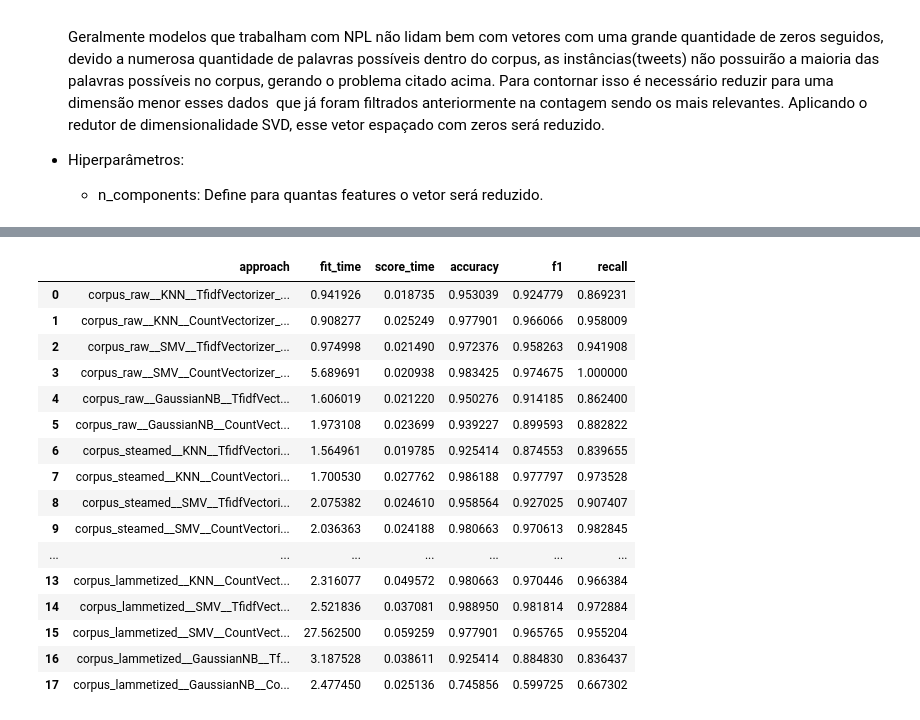
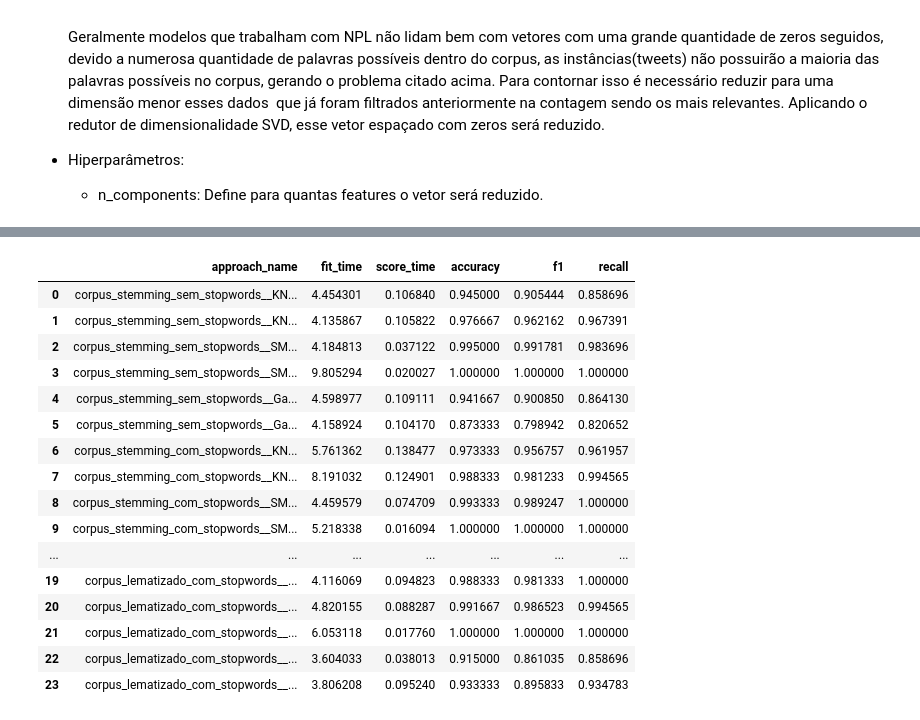
Before and after one commit to atlantico-academy/checape, a Jupyter notebook: notebooks/02 - Comparative Analysis.ipynb, the cells around one changed output, grey strips where cells are left out. Drawn from its saved outputs; the diff is of its cells as text; code cells hidden in the pictures.

Commit message:
Definição de melhor modelo

```diff
--- a/notebooks/02 - Comparative Analysis.ipynb
+++ b/notebooks/02 - Comparative Analysis.ipynb
@@ -208,18 +347,19 @@ normalizers = {
   - n_components: Define para quantas features o vetor será reduzido.
 # %%
 n_splits_cv = 1
-n_splits_gs = 5
+n_splits_gs = 2
 
 all_scores = {}
 
-split_cv = ShuffleSplit(n_splits= n_splits_cv, test_size=0.2, random_state = 42)
+split_cv = ShuffleSplit(n_splits=n_splits_cv, test_size=0.2, random_state=42)
 
 for corpus_name, corpus_data in corpus.items():
 
     for model_name, model_data in models.items():
 
         model_params = {
-            f"model__{key}": value for key, value in model_data["hyperparameters"].items()
+            f"model__{key}": value
+            for key, value in model_data["hyperparameters"].items()
         }
 
         for vectorizer_name, vectorizer_data in vectorizers.items():
@@ -259,7 +399,9 @@ for corpus_name, corpus_data in corpus.items():
                     ]
                 )
 
-                approach_name = f"{corpus_name}__{model_name}__{vectorizer_name}__{normalizer_name}"
+                approach_name = (
+                    f"{corpus_name}__{model_name}__{vectorizer_name}__{normalizer_name}"
+                )
 
                 print(f"Fiting best model to \n{approach_name}", end="\n\n")
 
@@ -274,17 +416,15 @@ for corpus_name, corpus_data in corpus.items():
                 scores = cross_validate(
                     tuned_pipeline,
                     corpus_data["corpus_data"],
-                    labels,
-                    cv= split_cv,
+                    corpus_data["corpus_labels"],
+                    cv=split_cv,
                     scoring=["accuracy", "f1", "recall"],
-                    ramdom_state=42,
                 )
 
                 all_scores.update(
                     {
                         approach_name: {
                             "scores": scores,
-                            "tuned_pipeline": tuned_pipeline,
                         }
                     }
                 )
@@ -329,56 +469,55 @@ all_scores
 # %%
 all_scores
 
-corpus_name = "NoThemeTweets"
-approach_names = []
-fit_times = []
-scores_times = []
-accuracy_means = []
-f1_scores_mean = []
-recall_scores_mean = []
+
+(
+    approach_names,
+    fit_times,
+    scores_times,
+    accuracy_means,
+    f1_scores_mean,
+    recall_scores_mean,
+) = ([], [], [], [], [], [])
 
 
 for approach_name, score in all_scores.items():
-    # print(f"{approach_name}")
-    # print(f"{score['scores']}")
     approach_names.append(approach_name)
     fit_times.append(score["scores"]["fit_time"].mean())
     scores_times.append(score["scores"]["score_time"].mean())
     accuracy_means.append(score["scores"]["test_accuracy"].mean())
     f1_scores_mean.append(score["scores"]["test_f1"].mean())
     recall_scores_mean.append(score["scores"]["test_recall"].mean())
-    # print("\n")
 
 test_data = data = {
-    "approach": approach_names,
+    "approach_name": approach_names,
     "fit_time": fit_times,
     "score_time": scores_times,
     "accuracy": accuracy_means,
     "f1": f1_scores_mean,
     "recall": recall_scores_mean,
 }
 
 
 test_data_df = pd.DataFrame(test_data)
 
 
 test_data_df.style.background_gradient()
 # %% [output]
-|  | approach | fit_time | score_time | accuracy | f1 | recall |
-| 0 | corpus_raw__KNN__TfidfVectorizer_... | 0.941926 | 0.018735 | 0.953039 | 0.924779 | 0.869231 |
-| 1 | corpus_raw__KNN__CountVectorizer_... | 0.908277 | 0.025249 | 0.977901 | 0.966066 | 0.958009 |
-| 2 | corpus_raw__SMV__TfidfVectorizer_... | 0.974998 | 0.021490 | 0.972376 | 0.958263 | 0.941908 |
-| 3 | corpus_raw__SMV__CountVectorizer_... | 5.689691 | 0.020938 | 0.983425 | 0.974675 | 1.000000 |
-| 4 | corpus_raw__GaussianNB__TfidfVect... | 1.606019 | 0.021220 | 0.950276 | 0.914185 | 0.862400 |
-| 5 | corpus_raw__GaussianNB__CountVect... | 1.973108 | 0.023699 | 0.939227 | 0.899593 | 0.882822 |
-| 6 | corpus_steamed__KNN__TfidfVectori... | 1.564961 | 0.019785 | 0.925414 | 0.874553 | 0.839655 |
-| 7 | corpus_steamed__KNN__CountVectori... | 1.700530 | 0.027762 | 0.986188 | 0.977797 | 0.973528 |
-| 8 | corpus_steamed__SMV__TfidfVectori... | 2.075382 | 0.024610 | 0.958564 | 0.927025 | 0.907407 |
-| 9 | corpus_steamed__SMV__CountVectori... | 2.036363 | 0.024188 | 0.980663 | 0.970613 | 0.982845 |
+|  | approach_name | fit_time | score_time | accuracy | f1 | recall |
+| 0 | corpus_stemming_sem_stopwords__KN... | 4.454301 | 0.106840 | 0.945000 | 0.905444 | 0.858696 |
+| 1 | corpus_stemming_sem_stopwords__KN... | 4.135867 | 0.105822 | 0.976667 | 0.962162 | 0.967391 |
+| 2 | corpus_stemming_sem_stopwords__SM... | 4.184813 | 0.037122 | 0.995000 | 0.991781 | 0.983696 |
+| 3 | corpus_stemming_sem_stopwords__SM... | 9.805294 | 0.020027 | 1.000000 | 1.000000 | 1.000000 |
+| 4 | corpus_stemming_sem_stopwords__Ga... | 4.598977 | 0.109111 | 0.941667 | 0.900850 | 0.864130 |
+| 5 | corpus_stemming_sem_stopwords__Ga... | 4.158924 | 0.104170 | 0.873333 | 0.798942 | 0.820652 |
+| 6 | corpus_stemming_com_stopwords__KN... | 5.761362 | 0.138477 | 0.973333 | 0.956757 | 0.961957 |
+| 7 | corpus_stemming_com_stopwords__KN... | 8.191032 | 0.124901 | 0.988333 | 0.981233 | 0.994565 |
+| 8 | corpus_stemming_com_stopwords__SM... | 4.459579 | 0.074709 | 0.993333 | 0.989247 | 1.000000 |
+| 9 | corpus_stemming_com_stopwords__SM... | 5.218338 | 0.016094 | 1.000000 | 1.000000 | 1.000000 |
 | ... | ... | ... | ... | ... | ... | ... |
-| 13 | corpus_lammetized__KNN__CountVect... | 2.316077 | 0.049572 | 0.980663 | 0.970446 | 0.966384 |
-| 14 | corpus_lammetized__SMV__TfidfVect... | 2.521836 | 0.037081 | 0.988950 | 0.981814 | 0.972884 |
-| 15 | corpus_lammetized__SMV__CountVect... | 27.562500 | 0.059259 | 0.977901 | 0.965765 | 0.955204 |
-| 16 | corpus_lammetized__GaussianNB__Tf... | 3.187528 | 0.038611 | 0.925414 | 0.884830 | 0.836437 |
-| 17 | corpus_lammetized__GaussianNB__Co... | 2.477450 | 0.025136 | 0.745856 | 0.599725 | 0.667302 |
+| 19 | corpus_lematizado_com_stopwords__... | 4.116069 | 0.094823 | 0.988333 | 0.981333 | 1.000000 |
+| 20 | corpus_lematizado_com_stopwords__... | 4.820155 | 0.088287 | 0.991667 | 0.986523 | 0.994565 |
+| 21 | corpus_lematizado_com_stopwords__... | 6.053118 | 0.017760 | 1.000000 | 1.000000 | 1.000000 |
+| 22 | corpus_lematizado_com_stopwords__... | 3.604033 | 0.038013 | 0.915000 | 0.861035 | 0.858696 |
+| 23 | corpus_lematizado_com_stopwords__... | 3.806208 | 0.095240 | 0.933333 | 0.895833 | 0.934783 |
 # %%
```
Also changed, not shown: parts of 30 cells of this notebook, 3 other files.
